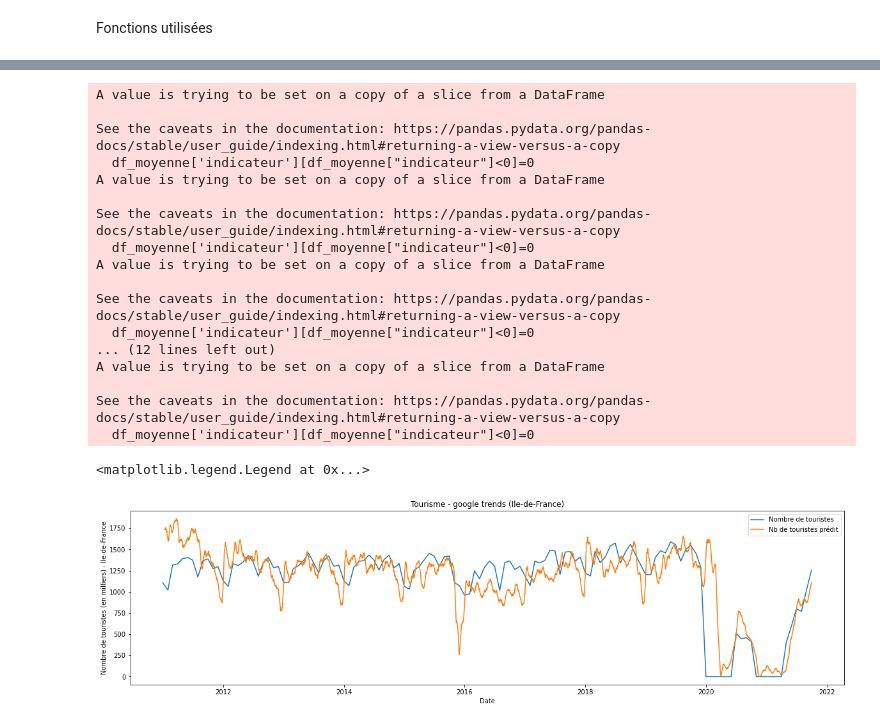
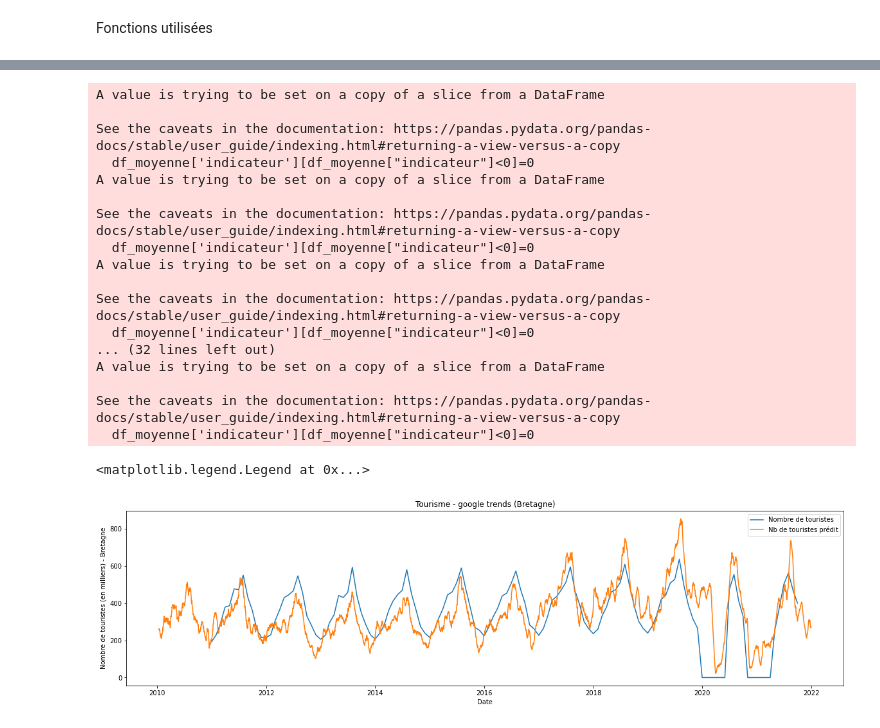
Before and after one commit to julienowack/stat_app, a Jupyter notebook: gt.ipynb, the cells around one changed output, grey strips where cells are left out. Drawn from its saved outputs; the diff is of its cells as text; code cells hidden in the pictures.

```diff
--- a/gt.ipynb
+++ b/gt.ipynb
@@ -134,10 +130,10 @@ def calcul_moyenne (df):
     return base_moyenne
 # %%
-def nb_touristes (df_base):
+def nb_touristes (df_base, df_official):
     "calcule le nb de touristes final après avoir enlevé les gg trends non sélectionnés par le LASSO"
     df_moyenne=calcul_moyenne(df_base)
-    df_moyenne=df_moyenne[["Year-Month", "moyenne", "value_in_thousands"]]
-    df_moyenne["indicateur"]=((df_moyenne["moyenne"]-df_moyenne['moyenne'].mean())/df_moyenne['moyenne'].std())*df_moyenne['value_in_thousands'].std()+df_moyenne['value_in_thousands'].mean()
+    df_moyenne=df_moyenne[["date", "moyenne"]]
+    df_moyenne["indicateur"]=((df_moyenne["moyenne"]-df_moyenne['moyenne'].mean())/df_moyenne['moyenne'].std())*df_official['value_in_thousands'].std()+df_official['value_in_thousands'].mean()
     df_moyenne['indicateur'][df_moyenne["indicateur"]<0]=0
     df_moyenne["moyenne_mobile"] = df_moyenne[['indicateur']].rolling(window = 14).mean()
     return df_moyenne
@@ -242,12 +280,18 @@ See the caveats in the documentation: https://pandas.pydata.org/pandas-docs/stab
 # %%
 # on calcule le nb de touristes pour chaque région
-moyenne_languedoc_long=nb_touristes(base_languedoc_l)
-moyenne_loire_long=nb_touristes(base_loire_l)
-moyenne_normandie_long=nb_touristes(base_normandie_l)
-moyenne_nouvelle_aq_long=nb_touristes(base_nouvelle_aq_l)
-moyenne_idf_long=nb_touristes(base_idf_l)
-moyenne_paca_long=nb_touristes(base_paca_l)
-moyenne_rhone_long=nb_touristes(base_rhone_l)
+moyenne_bretagne_long=nb_touristes(gt_bretagne_l,bretagne_officiel)
+moyenne_hauts_france_long=nb_touristes(gt_hauts_france_l,hauts_france_officiel)
+moyenne_bourgogne_long=nb_touristes(gt_bourgogne_l,bourgogne_officiel)
+moyenne_grand_est_long=nb_touristes(gt_grand_est_l,grand_est_officiel)
+moyenne_corse_long=nb_touristes(gt_corse_l,corse_officiel)
+
+moyenne_languedoc_long=nb_touristes(gt_languedoc_l,languedoc_officiel)
+moyenne_loire_long=nb_touristes(gt_pays_loire_l,loire_officiel)
+moyenne_normandie_long=nb_touristes(gt_normandie_l,normandie_officiel)
+moyenne_nouvelle_aq_long=nb_touristes(gt_nouvelle_aquitaine_l,nouvelle_aquitaine_officiel)
+moyenne_idf_long=nb_touristes(gt_idf_l, idf_officiel)
+moyenne_paca_long=nb_touristes(gt_paca_l, paca_officiel)
+moyenne_rhone_long=nb_touristes(gt_rhône_l, rhone_officiel)
 # %% [output]
 A value is trying to be set on a copy of a slice from a DataFrame
 
@@ -261,28 +305,30 @@ A value is trying to be set on a copy of a slice from a DataFrame
 
 See the caveats in the documentation: https://pandas.pydata.org/pandas-docs/stable/user_guide/indexing.html#returning-a-view-versus-a-copy
   df_moyenne['indicateur'][df_moyenne["indicateur"]<0]=0
-... (12 lines left out)
+... (32 lines left out)
 A value is trying to be set on a copy of a slice from a DataFrame
 
 See the caveats in the documentation: https://pandas.pydata.org/pandas-docs/stable/user_guide/indexing.html#returning-a-view-versus-a-copy
   df_moyenne['indicateur'][df_moyenne["indicateur"]<0]=0
 # %%
 # on visualise les résultats
-moyenne_idf_long['Year-Month'] = pd.to_datetime(moyenne_idf_long['Year-Month'], format='%Y-%m-%d')
+moyenne_bretagne_long['date'] = pd.to_datetime(moyenne_bretagne_long['date'], format='%Y-%m-%d')
+bretagne_officiel['Year-Month'] = pd.to_datetime(bretagne_officiel['Year-Month'], format='%Y-%m')
 
-x2=moyenne_idf_long[["Year-Month"]]
-y2=moyenne_idf_long[["value_in_thousands"]]
-y3 =moyenne_idf_long[["moyenne_mobile"]]
-y4=moyenne_idf_long[["indicateur"]]
+x2=moyenne_bretagne_long[["date"]]
+x3=bretagne_officiel[["Year-Month"]]
+y2=bretagne_officiel[["value_in_thousands"]]
+y3 =moyenne_bretagne_long[["moyenne_mobile"]]
+y4=moyenne_bretagne_long[["indicateur"]]
 
 
 plt.figure(1, figsize=(20, 5))
-plt.plot(x2, y2, label="Nombre de touristes")
+plt.plot(x3, y2, label="Nombre de touristes")
 plt.plot(x2, y3, label="Nb de touristes prédit")
-plt.title('Tourisme - google trends (Ile-de-France)')
+plt.title('Tourisme - google trends (Bretagne)')
 plt.xlabel('Date')
-plt.ylabel("Nombre de touristes (en milliers) - Ile-de-France")
+plt.ylabel("Nombre de touristes (en milliers) - Bretagne")
 plt.legend()
 # %% [output]
 <matplotlib.legend.Legend at 0x...>
-[figure, old version]
+[figure, new version]
```
Also changed, not shown: parts of 14 cells of this notebook.
